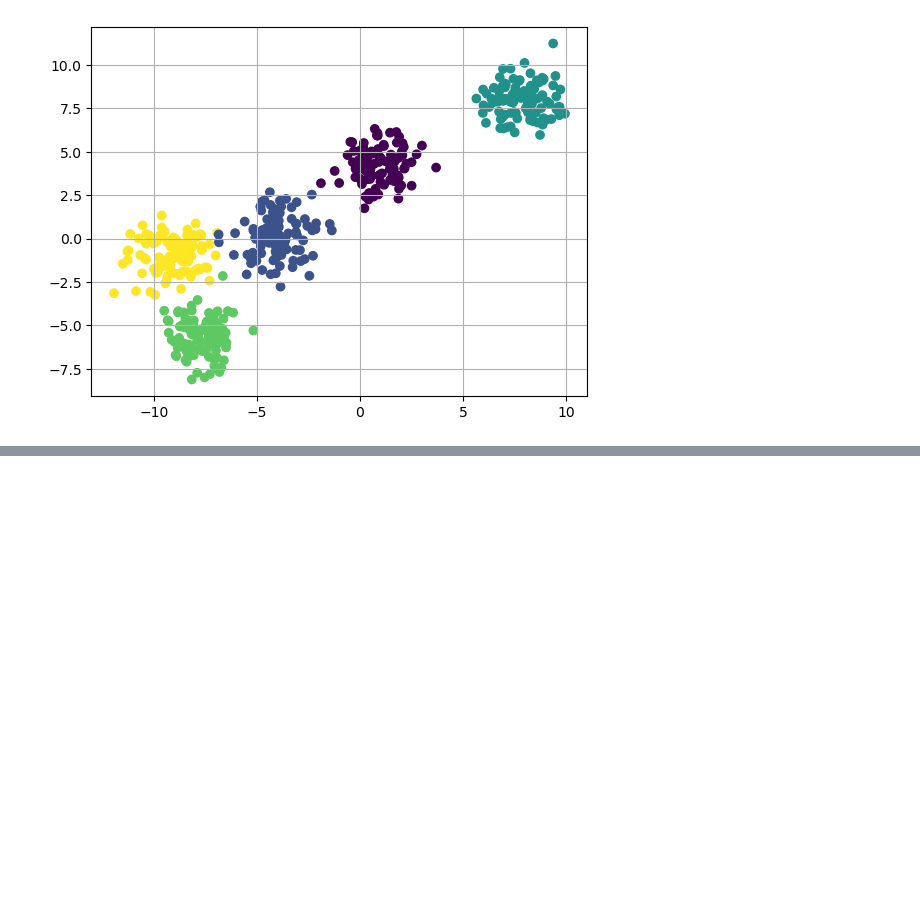
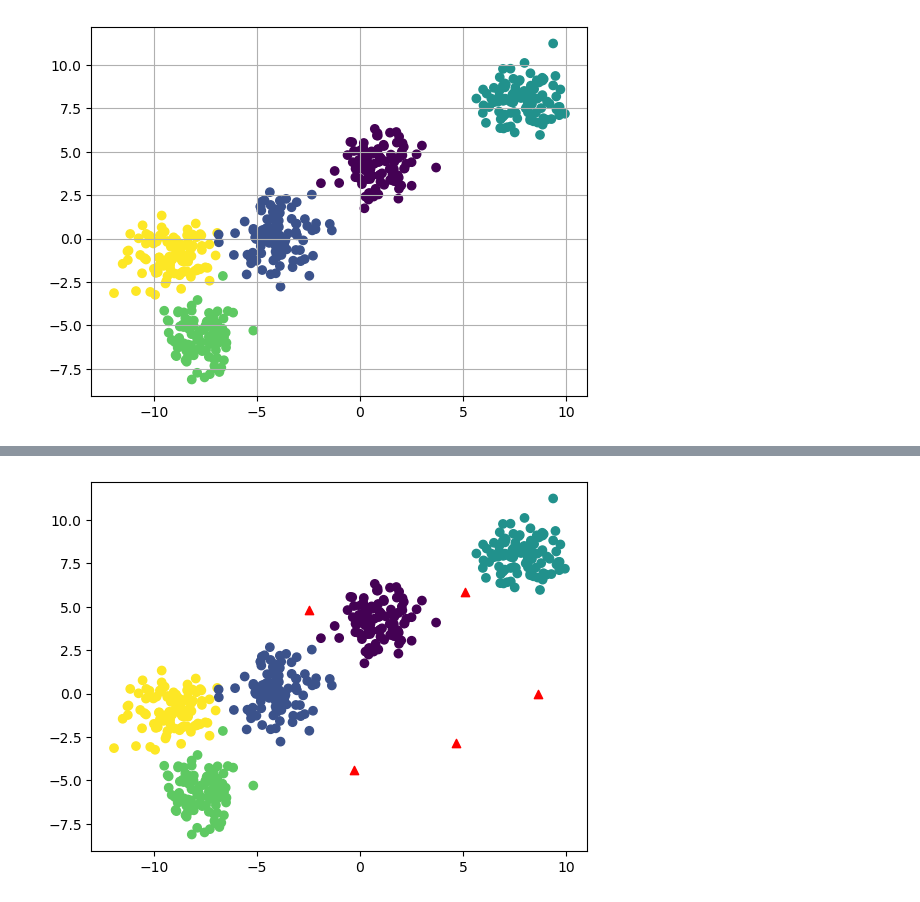
Before and after one commit to ArpitTripathi945/ML_Models_Scratch, a Jupyter notebook: K-Means.ipynb, the cells around one changed output, grey strips where cells are left out. Drawn from its saved outputs; the diff is of its cells as text; code cells hidden in the pictures; blank space fills up the shorter version.

Commit message:
Created random cluster centres

```diff
--- a/K-Means.ipynb
+++ b/K-Means.ipynb
@@ -57,0 +55,20 @@ colors = ['green', 'yellow', 'blue', 'cyan', 'red']
+# %%
+k = 5
+
+colors = ['green', 'yellow', 'blue', 'cyan', 'red']
+
+clusters = {}
+
+for idx in range(k):
+    center = 10*(2*np.random.random((X.shape[1],)) -1 )
+    points = []
+    cluster = {
+        'center' : center,
+        'points' : [],
+        'color' : colors[idx]
+    }
+
+    clusters[idx] = cluster
+
+
+clusters
@@ -57,0 +91,10 @@ colors = ['green', 'yellow', 'blue', 'cyan', 'red']
+# %%
+plt.scatter(X[:,0],X[:,1], c=y)
+
+for i in clusters:
+    center = clusters[i]['center']
+    plt.scatter(center[0], center[1], marker = "^", c = 'red')
+
+plt.show()
+# %% [output]
+[figure, added]
```
Also changed, not shown: parts of 2 cells of this notebook.
